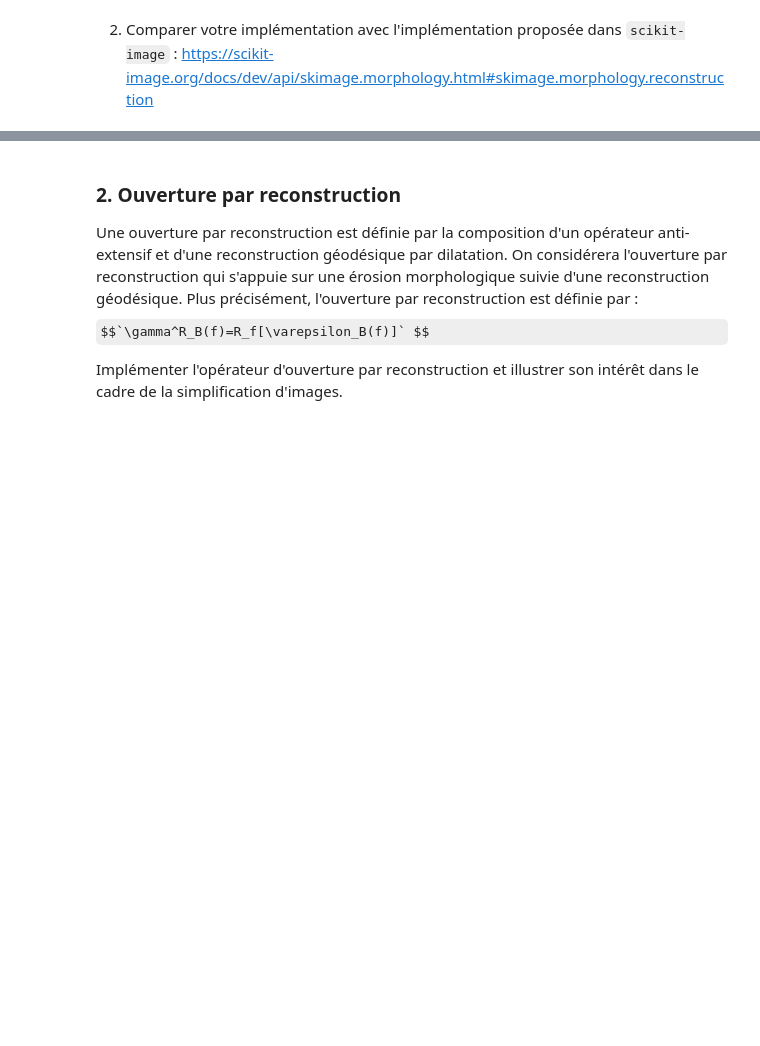
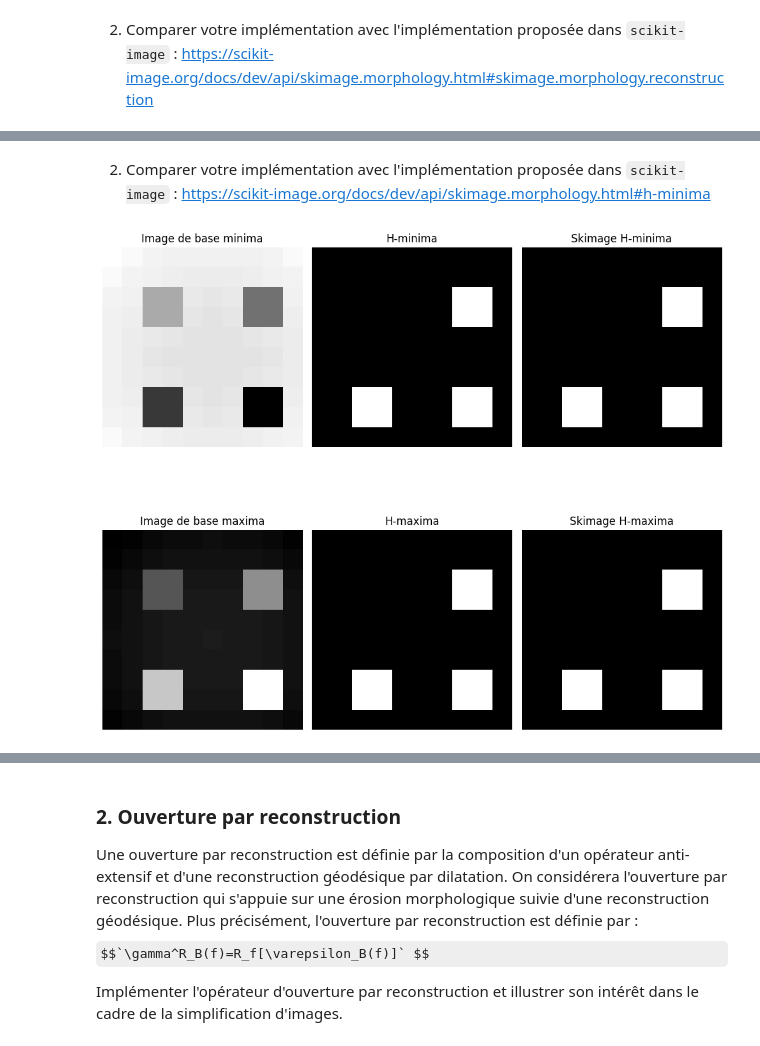
Before and after one commit to Neo-Purpinc/TraitementImageGeometrieDiscrete, a Jupyter notebook: tp4/tp4.ipynb, the cells around one changed output, grey strips where cells are left out. Drawn from its saved outputs; the diff is of its cells as text; code cells hidden in the pictures; some formulas as TeX source; blank space fills up the shorter version.

```diff
--- a/tp4/tp4.ipynb
+++ b/tp4/tp4.ipynb
@@ -182,6 +179,6 @@ def hmax_filter(img,h):
 # %%
 def hminima(img,depth):
-    return (skimage.morphology.reconstruction(img + depth, img, "erosion")-img >= depth)
+    return ((hmin_filter(img,depth)-img) >= depth)
 
 def hmaxima(img,height):
-    return (img - skimage.morphology.reconstruction(img - height, img, "dilation") >= height)
+    return ((img - hmax_filter(img,height)) >= height)
@@ -220,3 +185,39 @@ display()
+# %% [markdown]
+2. Comparer votre implémentation avec l'implémentation proposée dans `scikit-image` : https://scikit-image.org/docs/dev/api/skimage.morphology.html#h-minima
+# %%
+w = 10
+x, y = np.mgrid[0:w,0:w]
+
+f = 180 + 0.2*((x - w/2)**2 + (y-w/2)**2)
+f[2:4,2:4] = 160; f[2:4,7:9] = 140; f[7:9,2:4] = 120; f[7:9,7:9] = 100
+f = f.astype(int)
+minima = skimage.morphology.extrema.h_minima(f, 40)
+my_minima = hminima(f, 40)
+
+g = 20 - 0.2*((x - w/2)**2 + (y-w/2)**2)
+g[2:4,2:4] = 40; g[2:4,7:9] = 60; g[7:9,2:4] = 80; g[7:9,7:9] = 100
+g = g.astype(int)
+maxima = skimage.morphology.extrema.h_maxima(g, 40)
+my_maxima = hmaxima(g, 40)
+fig,ax = plt.subplots(2, 3, figsize=(10, 10))
+ax[0][0].imshow(f, cmap='gray')
+ax[0][0].set_title('Image de base minima')
+ax[0][1].imshow(my_minima, cmap='gray')
+ax[0][1].set_title('H-minima')
+ax[0][2].imshow(minima, cmap='gray')
+ax[0][2].set_title('Skimage H-minima')
+ax[1][0].imshow(g, cmap='gray')
+ax[1][0].set_title('Image de base maxima')
+ax[1][1].imshow(my_maxima, cmap='gray')
+ax[1][1].set_title('H-maxima')
+ax[1][2].imshow(maxima, cmap='gray')
+ax[1][2].set_title('Skimage H-maxima')
+for cell in np.ndindex(ax.shape):
+    ax[cell].axis('off')
+fig.tight_layout()
+plt.show()
+# %% [output]
+[figure, added]
 # %% [markdown]
 ## Applications
 
```
Also changed, not shown: parts of 12 cells of this notebook, 7 other files.
